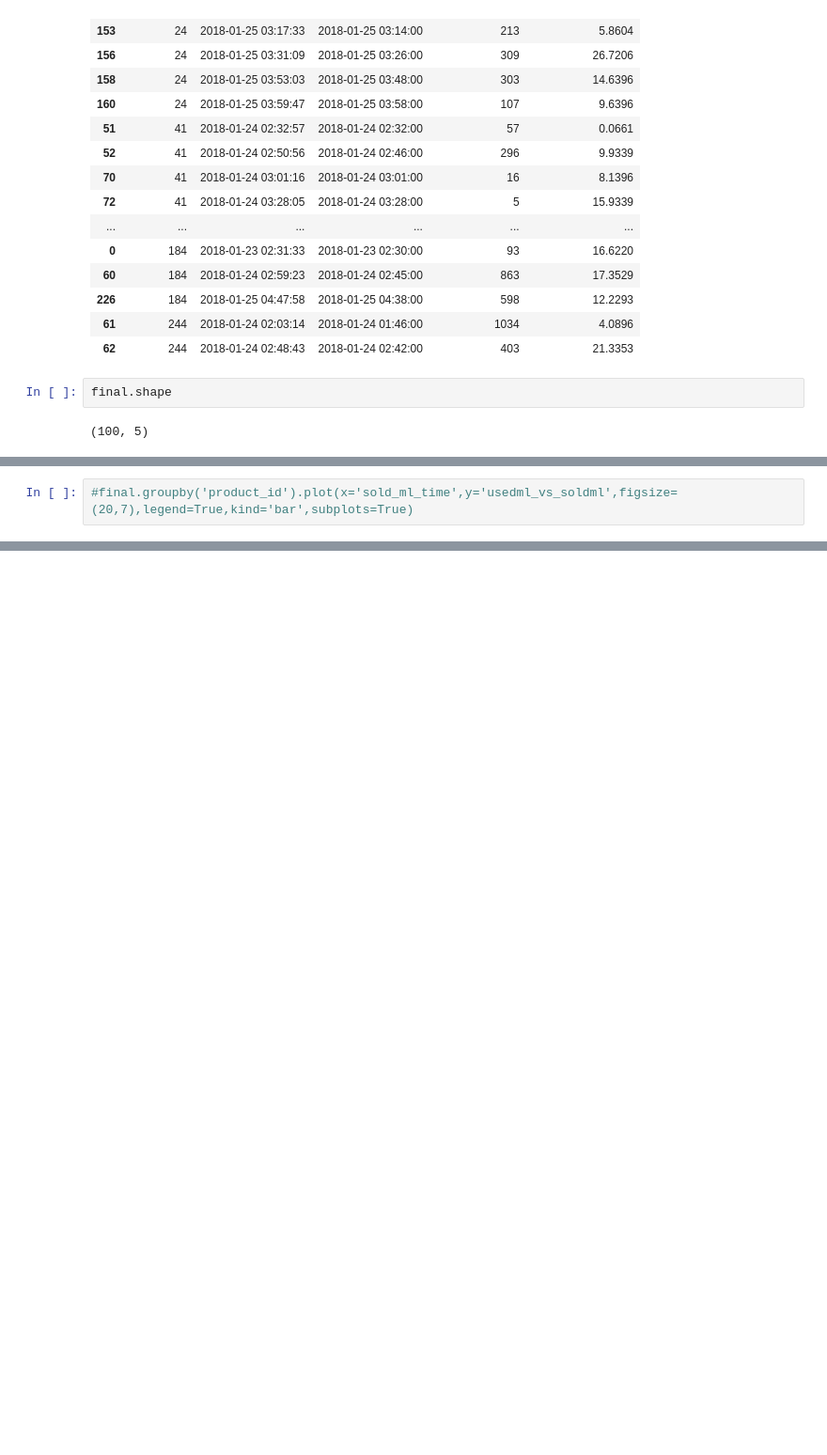
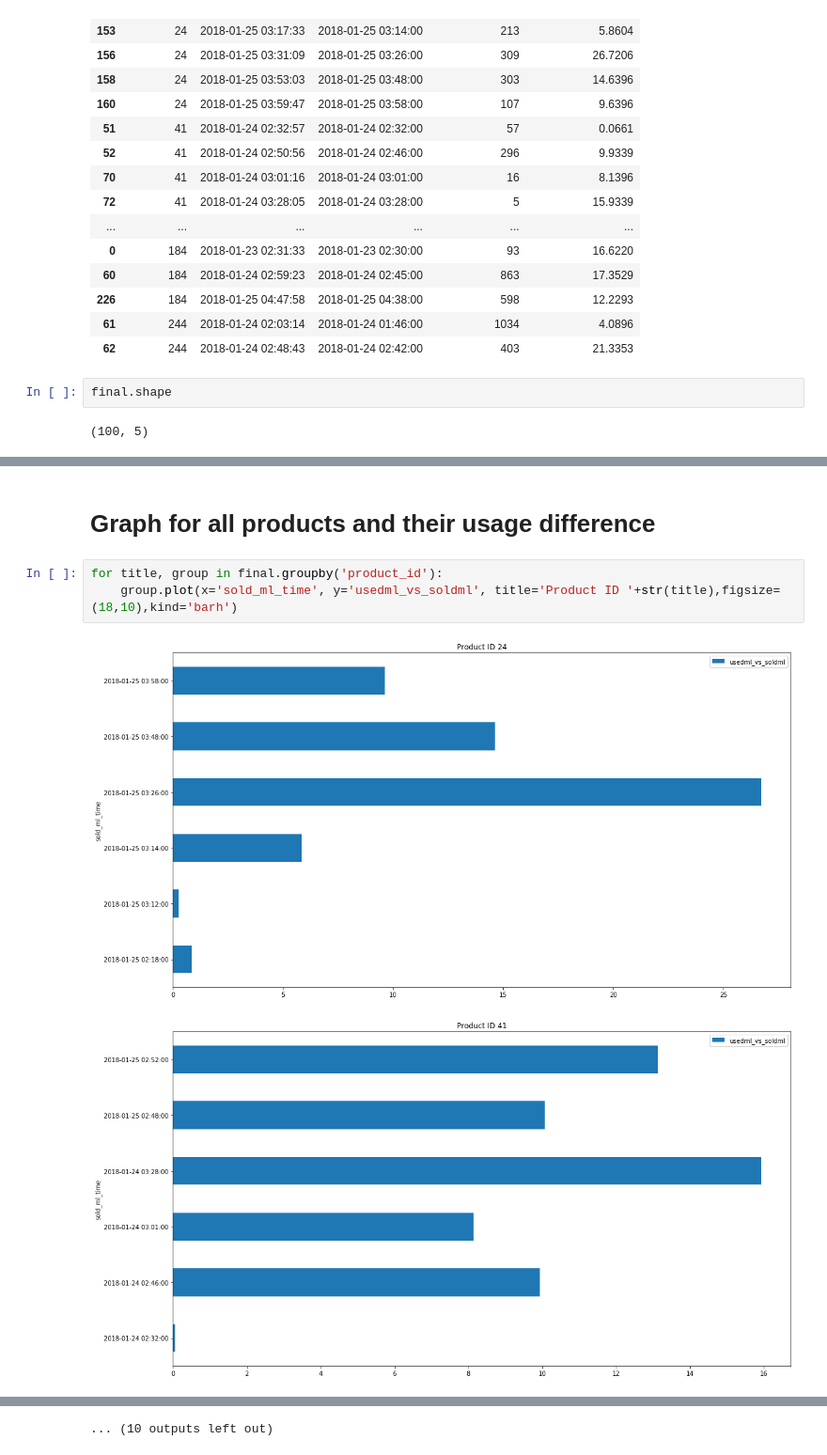
Before and after one commit to abhilashsharma3/exercise, a Jupyter notebook: nectar.ipynb, the cells around one changed output, grey strips where cells are left out. Shown: that part at 94% size. Saved outputs shown, nothing was run; the diff lists cells and outputs as text; blank space fills up the shorter version.

```diff
--- a/nectar.ipynb
+++ b/nectar.ipynb
@@ -147,2 +192,8 @@ final.set_index('sold_ml_time')
+# %% [markdown]
+# Graph for all products and their usage difference
 # %%
-#final.groupby('product_id').plot(x='sold_ml_time',y='usedml_vs_soldml',figsize=(20,7),legend=True,kind='bar',subplots=True)
+for title, group in final.groupby('product_id'):
+    group.plot(x='sold_ml_time', y='usedml_vs_soldml', title='Product ID '+str(title),figsize=(18,10),kind='barh')
+# %% [output]
+[figure, added]
+[figure, added]
@@ -148,0 +210 @@ final.set_index('sold_ml_time')
+... (10 outputs left out)
```
Also changed, not shown: parts of 10 cells of this notebook.
